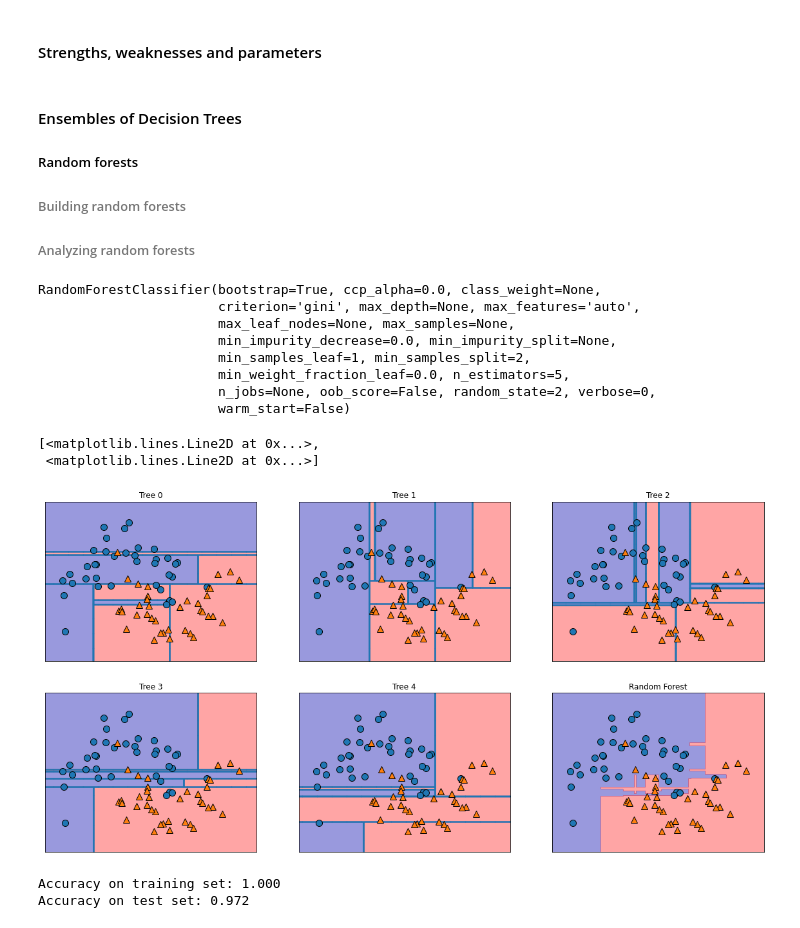
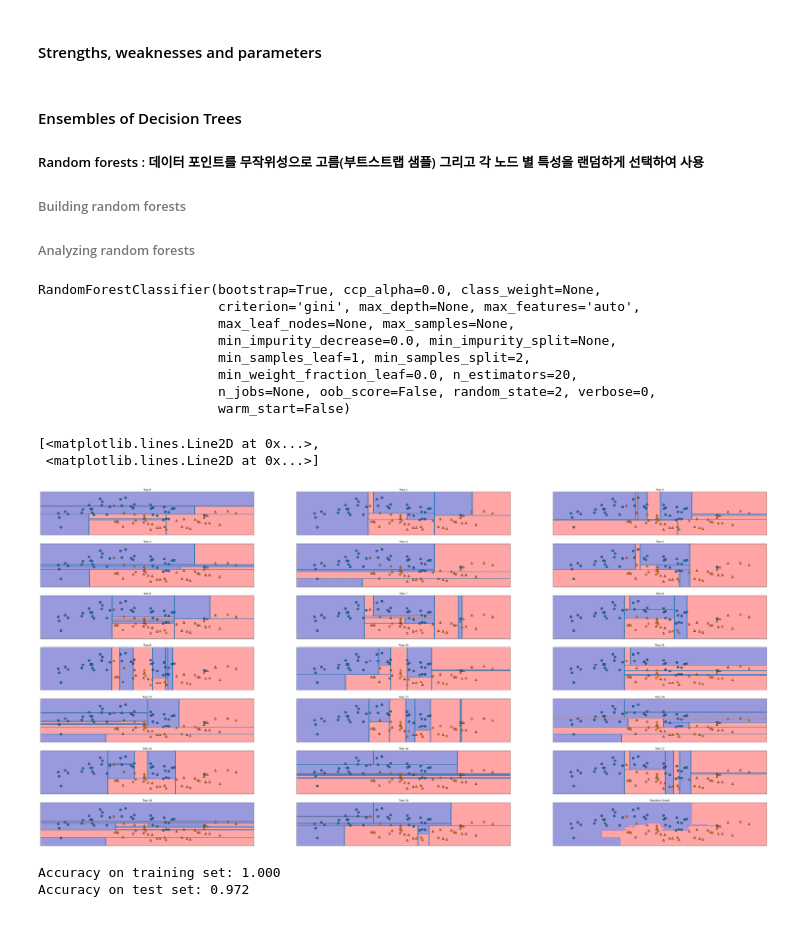
Before and after one commit to jonhyuk0922/ML-study, a Jupyter notebook: 02_supervised_learning.ipynb, the cells around one changed output. Saved outputs shown, nothing was run; the diff lists cells and outputs as text; code cells hidden in the pictures.

```diff
--- a/02_supervised_learning.ipynb
+++ b/02_supervised_learning.ipynb
@@ -767,18 +765,16 @@ plt.legend()
 #### Strengths, weaknesses and parameters
 # %% [markdown]
 #### Ensembles of Decision Trees
-##### Random forests
+##### Random forests : 데이터 포인트를 무작위성으로 고름(부트스트랩 샘플) 그리고 각 노드 별 특성을 랜덤하게 선택하여 사용
 ###### Building random forests
 ###### Analyzing random forests
 # %%
 from sklearn.ensemble import RandomForestClassifier
 from sklearn.datasets import make_moons
 
-X, y = make_moons(n_samples=100, noise=0.25, random_state=3)
-X_train, X_test, y_train, y_test = train_test_split(X, y, stratify=y,
-                                                    random_state=42)
-
-forest = RandomForestClassifier(n_estimators=5, random_state=2)
+X, y = make_moons(n_samples = 100, noise=0.25, random_state= 3)
+X_train, X_test , y_train , y_test = train_test_split(X,y, stratify=y,random_state=42)
+forest = RandomForestClassifier(n_estimators=20, random_state=2)
 forest.fit(X_train, y_train)
 # %% [output]
 RandomForestClassifier(bootstrap=True, ccp_alpha=0.0, class_weight=None,
@@ -786,23 +782,23 @@ RandomForestClassifier(bootstrap=True, ccp_alpha=0.0, class_weight=None,
                        max_leaf_nodes=None, max_samples=None,
                        min_impurity_decrease=0.0, min_impurity_split=None,
                        min_samples_leaf=1, min_samples_split=2,
-                       min_weight_fraction_leaf=0.0, n_estimators=5,
+                       min_weight_fraction_leaf=0.0, n_estimators=20,
                        n_jobs=None, oob_score=False, random_state=2, verbose=0,
                        warm_start=False)
 # %%
-fig, axes = plt.subplots(2, 3, figsize=(20, 10))
+fig, axes = plt.subplots(7, 3, figsize=(60, 30))
 for i, (ax, tree) in enumerate(zip(axes.ravel(), forest.estimators_)):
     ax.set_title("Tree {}".format(i))
     mglearn.plots.plot_tree_partition(X_train, y_train, tree, ax=ax)
 
 mglearn.plots.plot_2d_separator(forest, X_train, fill=True, ax=axes[-1, -1],
                                 alpha=.4)
 axes[-1, -1].set_title("Random Forest")
 mglearn.discrete_scatter(X_train[:, 0], X_train[:, 1], y_train)
 # %% [output]
 [<matplotlib.lines.Line2D at 0x...>,
  <matplotlib.lines.Line2D at 0x...>]
-[figure, old version]
+[figure, new version]
 # %%
 X_train, X_test, y_train, y_test = train_test_split(
     cancer.data, cancer.target, random_state=0)
```
Also changed, not shown: parts of 4 cells of this notebook.
